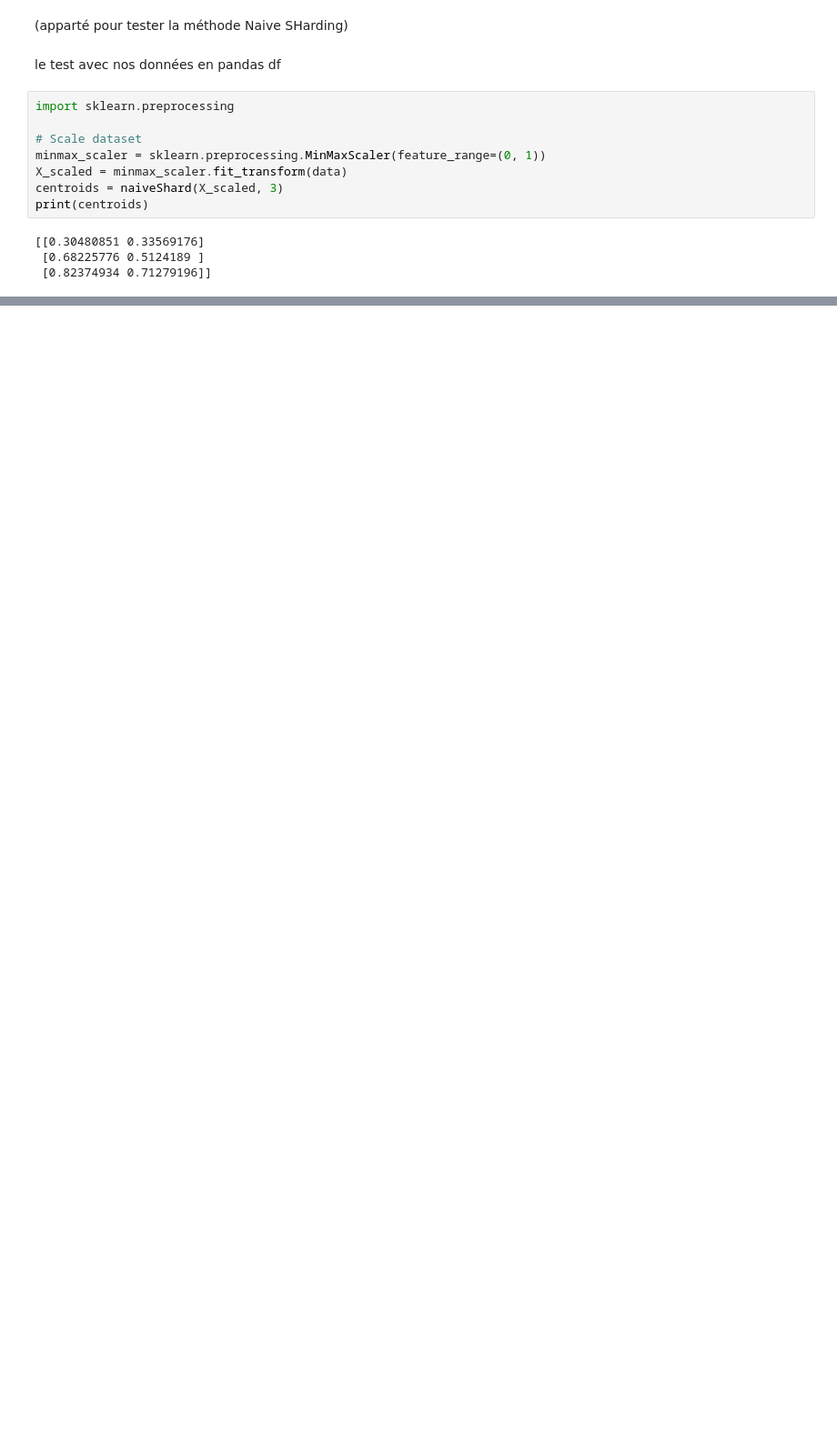
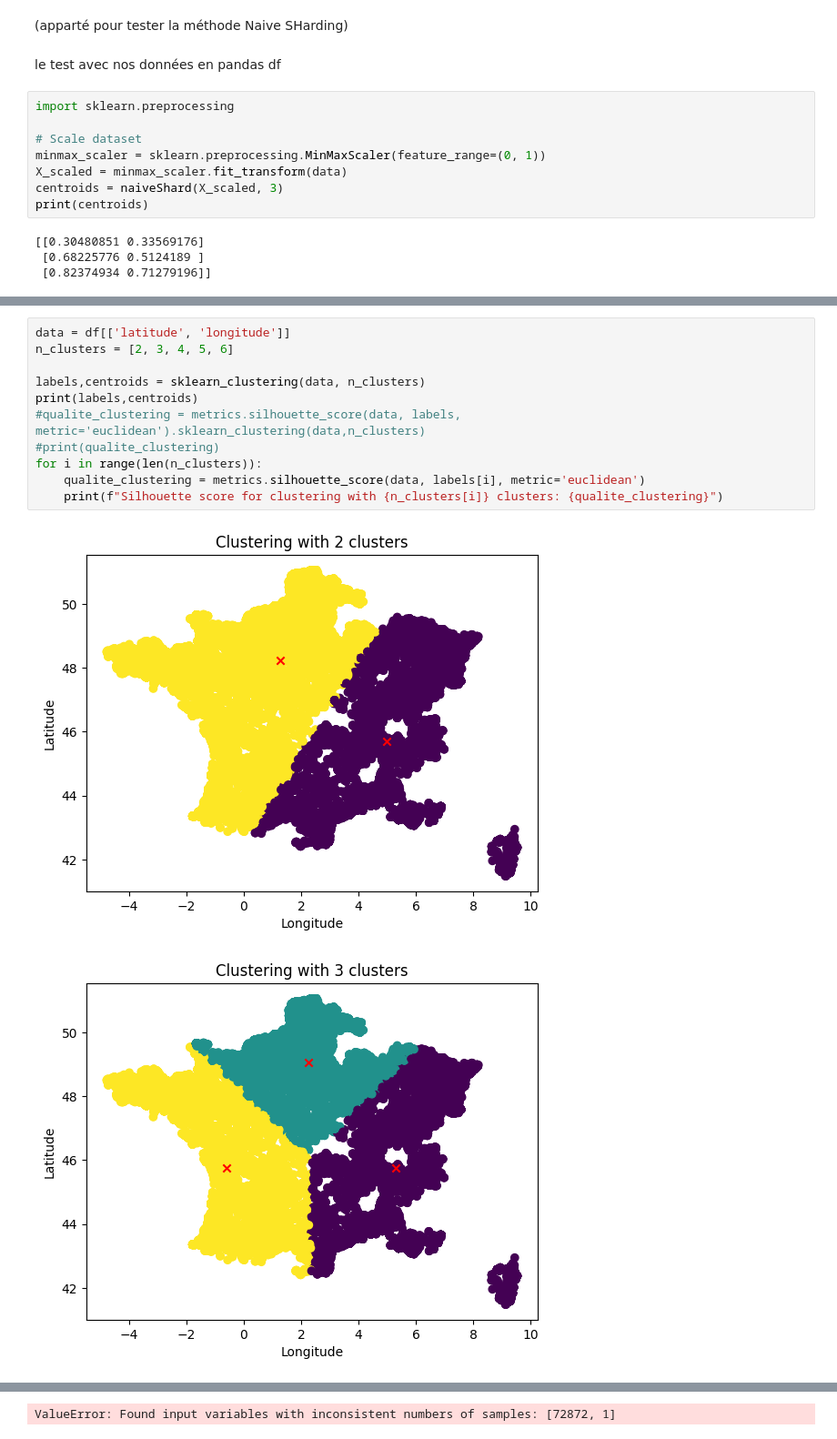
Before and after one commit to Epwo/ProjetA3-23, a Jupyter notebook: IA/non supervisé/non-supervise.ipynb, the cells around one changed output, grey strips where cells are left out. Shown at 91% size. Cells and saved outputs as stored; diff of their text form; blank space fills up the shorter version.

```diff
--- a/IA/non supervisé/non-supervise.ipynb
+++ b/IA/non supervisé/non-supervise.ipynb
@@ -334,0 +326,14 @@ print(centroids)
+# %%
+data = df[['latitude', 'longitude']]
+n_clusters = [2, 3, 4, 5, 6]
+
+labels,centroids = sklearn_clustering(data, n_clusters)
+print(labels,centroids)
+#qualite_clustering = metrics.silhouette_score(data, labels, metric='euclidean').sklearn_clustering(data,n_clusters)
+#print(qualite_clustering)
+for i in range(len(n_clusters)):
+    qualite_clustering = metrics.silhouette_score(data, labels[i], metric='euclidean')
+    print(f"Silhouette score for clustering with {n_clusters[i]} clusters: {qualite_clustering}")
+# %% [output]
+[figure, added]
+[figure, added]
@@ -334,0 +349 @@ print(centroids)
+ValueError: Found input variables with inconsistent numbers of samples: [72872, 1]
```
Also changed, not shown: parts of 19 cells of this notebook, 1 other file.
